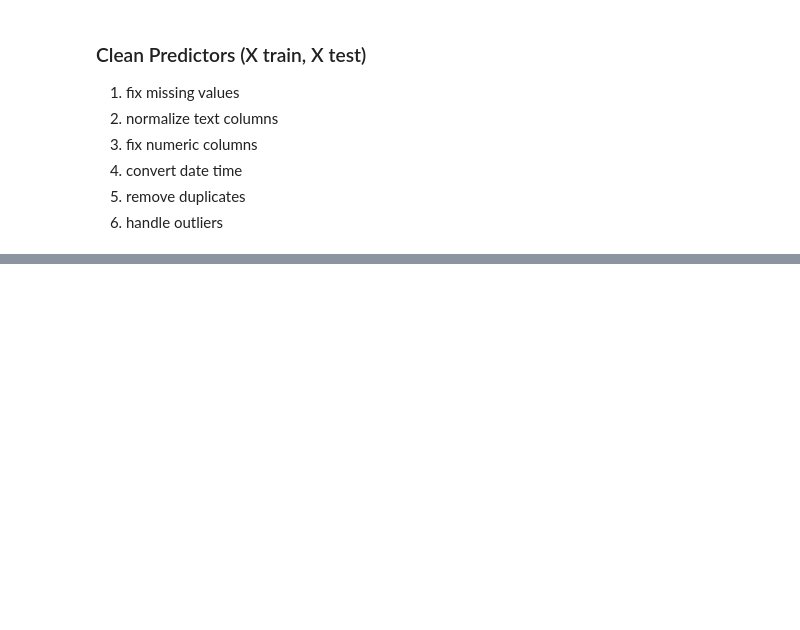
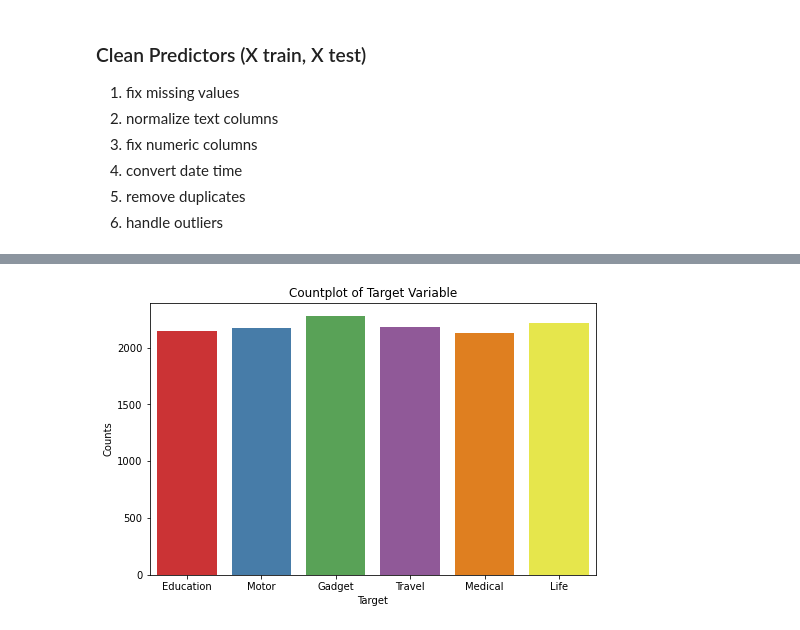
Before and after one commit to irushawn/Getter-Insure-AI, a Jupyter notebook: Index.ipynb, the cells around one changed output, grey strips where cells are left out. Saved outputs shown, nothing was run; the diff lists cells and outputs as text; code cells hidden in the pictures; blank space fills up the shorter version.

```diff
--- a/Index.ipynb
+++ b/Index.ipynb
@@ -514,0 +570,14 @@ Percentage of total data: 0.18%
+# %%
+# Plot distribution of target variable.
+fig, ax = plt.subplots(figsize=(8,5))
+sns.countplot(y, palette='Set1', ax=ax)
+y_labels = y.unique()
+
+# Add labels
+plt.title('Countplot of Target Variable')
+plt.xlabel('Target')
+#ax.set_xticklabels(x_labels, fontsize=10)
+plt.ylabel('Counts')
+plt.show()
+# %% [output]
+[figure, added]
```
Also changed, not shown: parts of 26 cells of this notebook, 3 other files.
